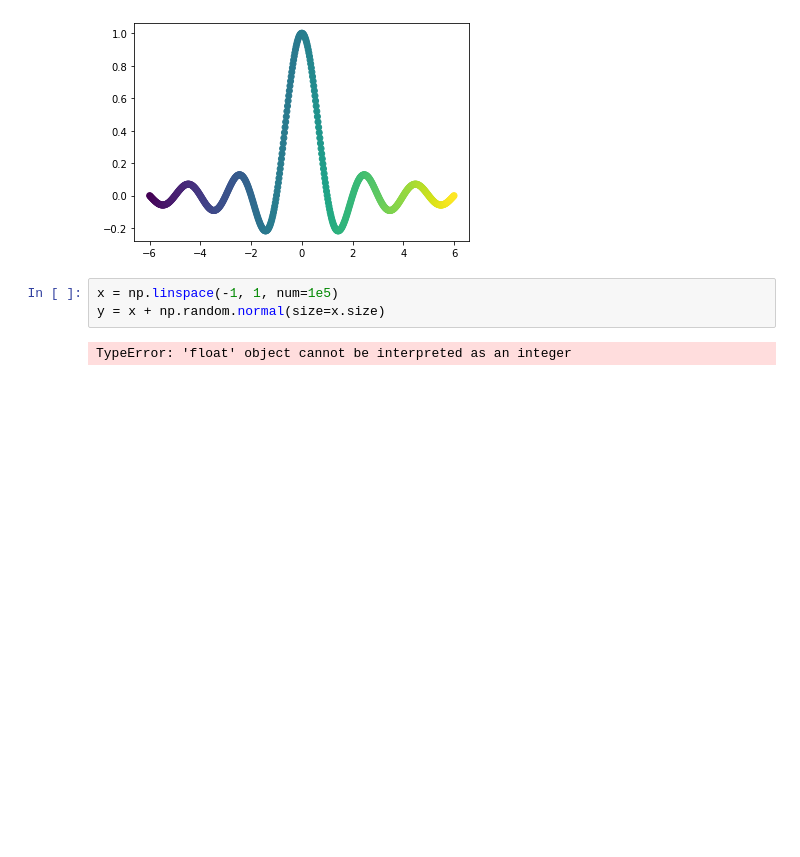
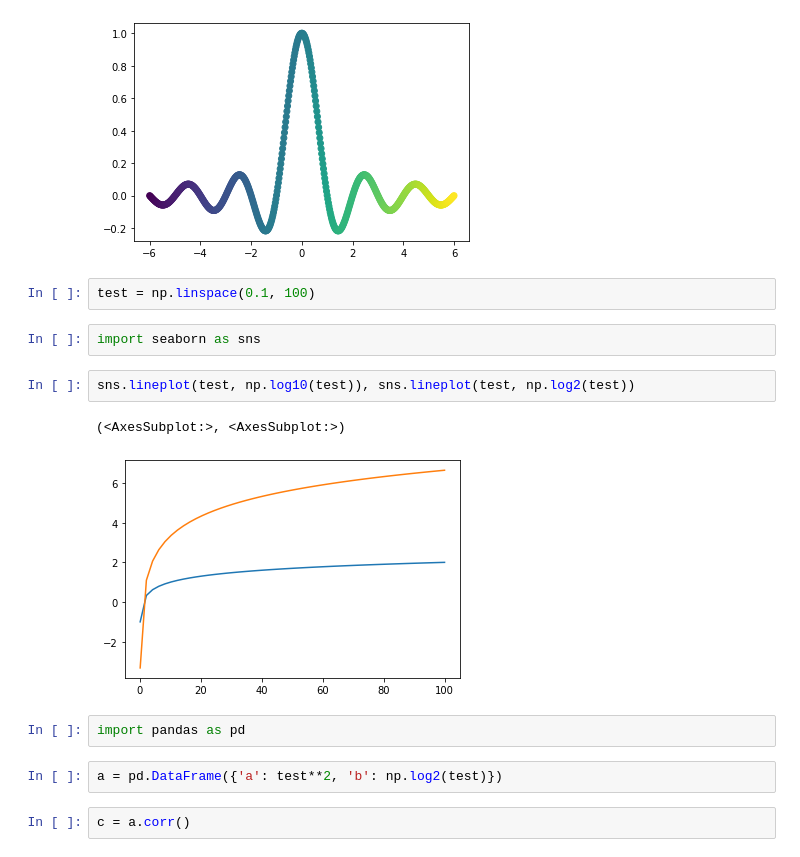
Before and after one commit to Nossonhuebner/ml-study, a Jupyter notebook: matplotlib practice/misc fundamentals.ipynb, the cells around one changed output. Drawn from its saved outputs; the diff is of its cells as text; blank space fills up the shorter version.

```diff
--- a/matplotlib practice/Untitled.ipynb
+++ b/matplotlib practice/misc fundamentals.ipynb
@@ -212,8 +201,18 @@ plt.scatter(x, y, c=x-y)
 # %% [output]
 <matplotlib.collections.PathCollection at 0x...>
 [figure]
-# %%
-x = np.linspace(-1, 1, num=1e5)
-y = x + np.random.normal(size=x.size)
-# %% [output]
-TypeError: 'float' object cannot be interpreted as an integer
+# %%
+test = np.linspace(0.1, 100)
+# %%
+import seaborn as sns
+# %%
+sns.lineplot(test, np.log10(test)), sns.lineplot(test, np.log2(test))
+# %% [output]
+(<AxesSubplot:>, <AxesSubplot:>)
+[figure, added]
+# %%
+import pandas as pd
+# %%
+a = pd.DataFrame({'a': test**2, 'b': np.log2(test)})
+# %%
+c = a.corr()
```
Also changed, not shown: parts of 21 cells of this notebook, 2 other files.
